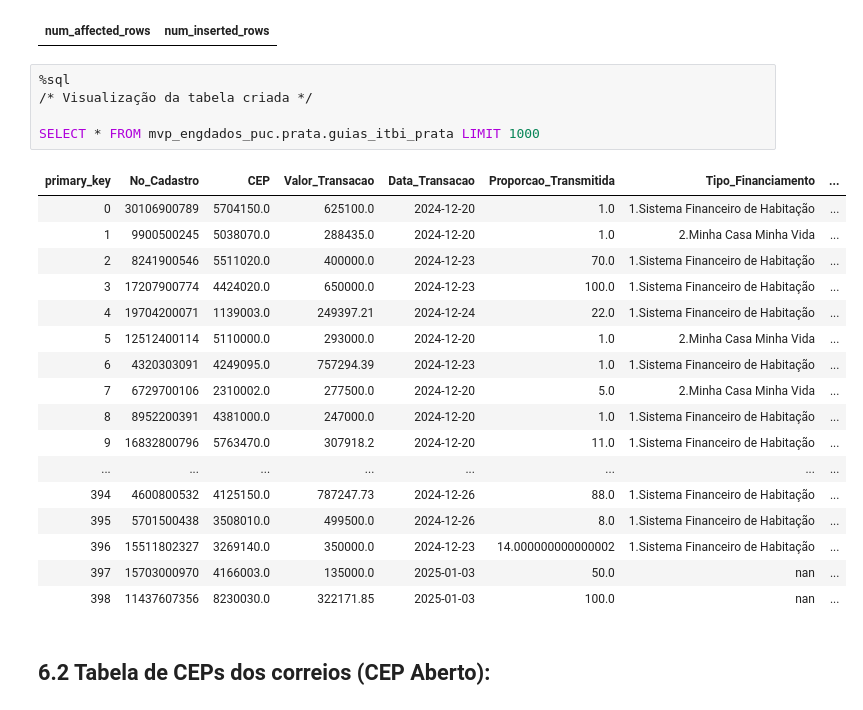
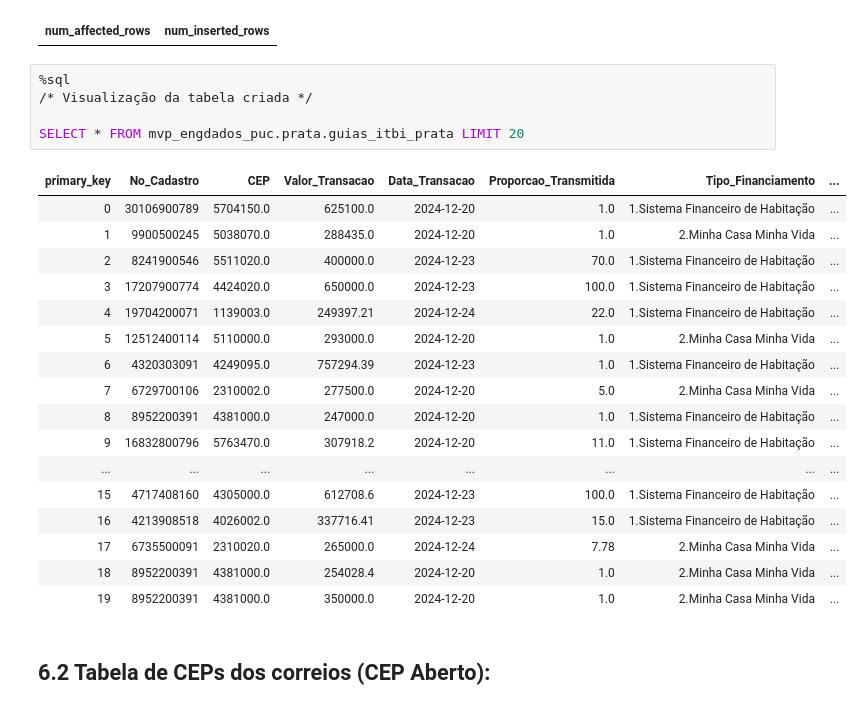
Before and after one commit to izabelaandrade-pos/mvp-puc-eng-dados, a Jupyter notebook: Notebooks/20251201_MVP_EngDados_parte2.ipynb, the cells around one changed output. Drawn from its saved outputs; the diff is of its cells as text.

```diff
--- a/Notebooks/20251201_MVP_EngDados_parte2.ipynb
+++ b/Notebooks/20251201_MVP_EngDados_parte2.ipynb
@@ -506,26 +491,26 @@ AND Uso__IPTU_ IN (SELECT Uso FROM mvp_engdados_puc.bronze.tabela_dim_usos)
 # %%
 %sql
 /* Visualização da tabela criada */
 
-SELECT * FROM mvp_engdados_puc.prata.guias_itbi_prata LIMIT 1000
+SELECT * FROM mvp_engdados_puc.prata.guias_itbi_prata LIMIT 20
 # %% [output]
 | primary_key | No_Cadastro | CEP | Valor_Transacao | Data_Transacao | Proporcao_Transmitida | Tipo_Financiamento | ... |
 | 0 | 30106900789 | 5704150.0 | 625100.0 | 2024-12-20 | 1.0 | 1.Sistema Financeiro de Habitação | ... |
 | 1 | 9900500245 | 5038070.0 | 288435.0 | 2024-12-20 | 1.0 | 2.Minha Casa Minha Vida | ... |
 | 2 | 8241900546 | 5511020.0 | 400000.0 | 2024-12-23 | 70.0 | 1.Sistema Financeiro de Habitação | ... |
 | 3 | 17207900774 | 4424020.0 | 650000.0 | 2024-12-23 | 100.0 | 1.Sistema Financeiro de Habitação | ... |
 | 4 | 19704200071 | 1139003.0 | 249397.21 | 2024-12-24 | 22.0 | 1.Sistema Financeiro de Habitação | ... |
 | 5 | 12512400114 | 5110000.0 | 293000.0 | 2024-12-20 | 1.0 | 2.Minha Casa Minha Vida | ... |
 | 6 | 4320303091 | 4249095.0 | 757294.39 | 2024-12-23 | 1.0 | 1.Sistema Financeiro de Habitação | ... |
 | 7 | 6729700106 | 2310002.0 | 277500.0 | 2024-12-20 | 5.0 | 2.Minha Casa Minha Vida | ... |
 | 8 | 8952200391 | 4381000.0 | 247000.0 | 2024-12-20 | 1.0 | 1.Sistema Financeiro de Habitação | ... |
 | 9 | 16832800796 | 5763470.0 | 307918.2 | 2024-12-20 | 11.0 | 1.Sistema Financeiro de Habitação | ... |
 | ... | ... | ... | ... | ... | ... | ... | ... |
-| 394 | 4600800532 | 4125150.0 | 787247.73 | 2024-12-26 | 88.0 | 1.Sistema Financeiro de Habitação | ... |
-| 395 | 5701500438 | 3508010.0 | 499500.0 | 2024-12-26 | 8.0 | 1.Sistema Financeiro de Habitação | ... |
-| 396 | 15511802327 | 3269140.0 | 350000.0 | 2024-12-23 | 14.000000000000002 | 1.Sistema Financeiro de Habitação | ... |
-| 397 | 15703000970 | 4166003.0 | 135000.0 | 2025-01-03 | 50.0 | nan | ... |
-| 398 | 11437607356 | 8230030.0 | 322171.85 | 2025-01-03 | 100.0 | nan | ... |
+| 15 | 4717408160 | 4305000.0 | 612708.6 | 2024-12-23 | 100.0 | 1.Sistema Financeiro de Habitação | ... |
+| 16 | 4213908518 | 4026002.0 | 337716.41 | 2024-12-23 | 15.0 | 1.Sistema Financeiro de Habitação | ... |
+| 17 | 6735500091 | 2310020.0 | 265000.0 | 2024-12-24 | 7.78 | 2.Minha Casa Minha Vida | ... |
+| 18 | 8952200391 | 4381000.0 | 254028.4 | 2024-12-20 | 1.0 | 2.Minha Casa Minha Vida | ... |
+| 19 | 8952200391 | 4381000.0 | 350000.0 | 2024-12-20 | 1.0 | 2.Minha Casa Minha Vida | ... |
 # %% [markdown]
 ## 6.2 Tabela de CEPs dos correios (CEP Aberto):
 # %% [markdown]
```
Also changed, not shown: parts of 12 cells of this notebook, 22 other files.
